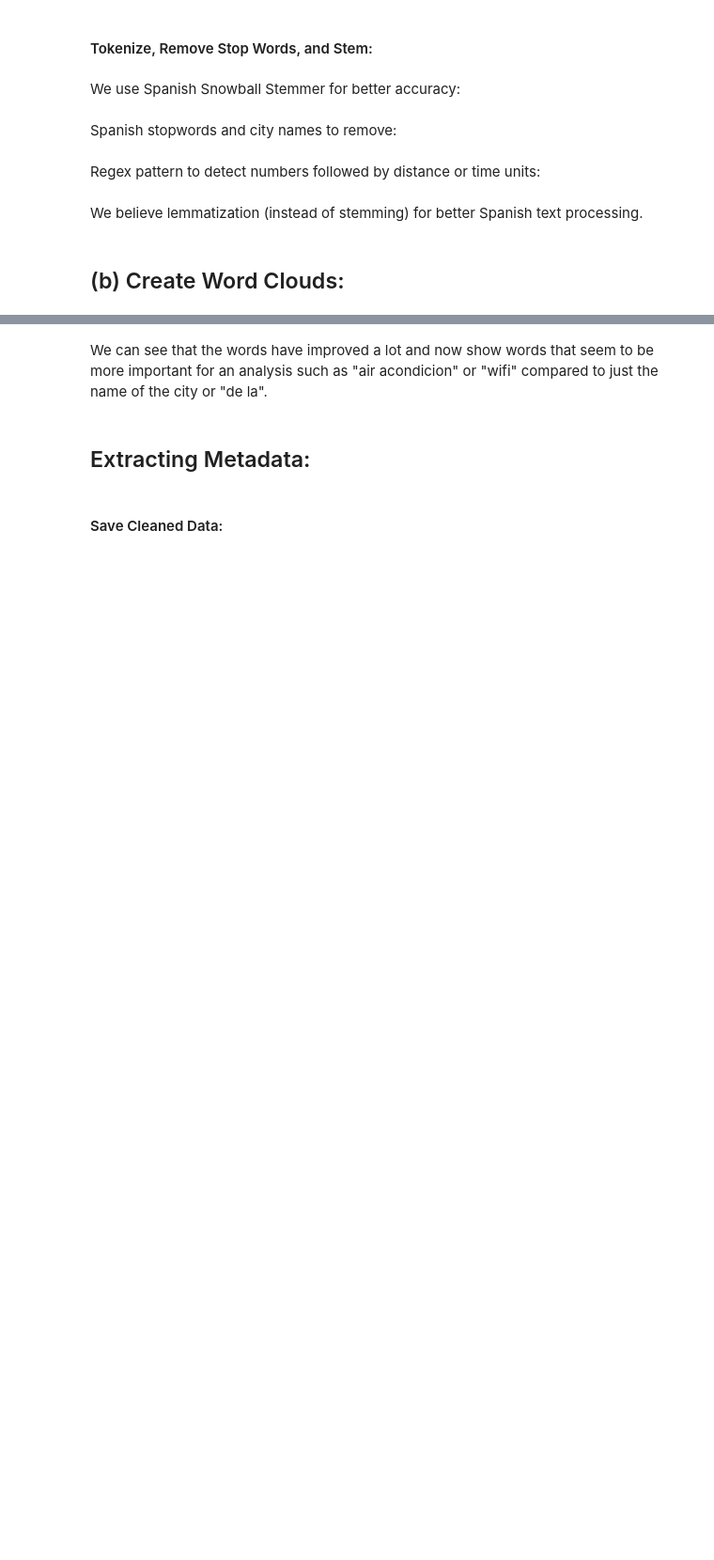
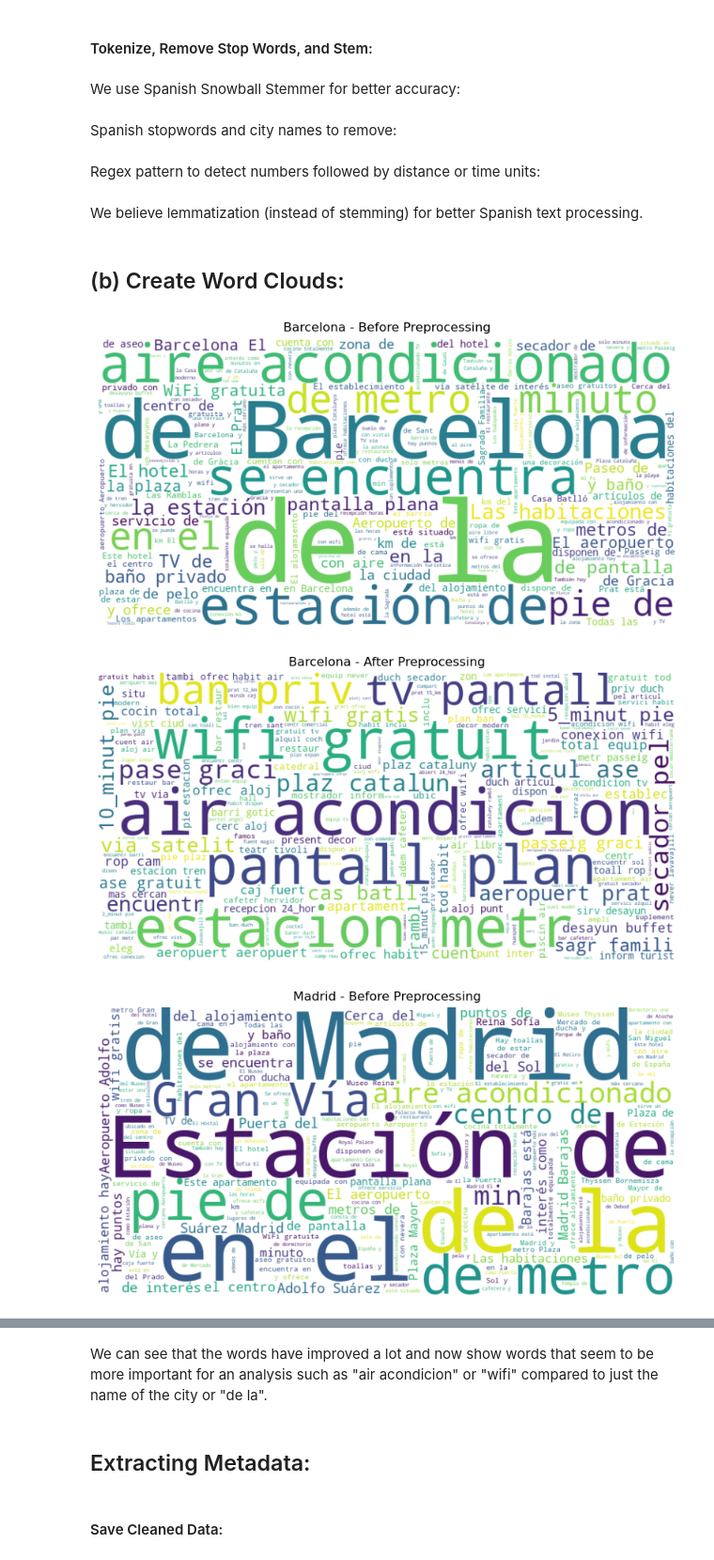
Before and after one commit to marvinernst1020/TextMininingHW1, a Jupyter notebook: text_analysis.ipynb, the cells around one changed output, grey strips where cells are left out. Shown at 94% size. Saved outputs shown, nothing was run; the diff lists cells and outputs as text; code cells hidden in the pictures; blank space fills up the shorter version.

```diff
--- a/text_analysis.ipynb
+++ b/text_analysis.ipynb
@@ -34,12 +32,12 @@ from textblob import TextBlob  # For sentiment analysis - we have seen this in o
 # %%
 files = {
     "Barcelona": {
-        "During": "./epico/hotels_barcelona_MWC.csv",
-        "Post": "./epico/hotels_barcelona_after_MWC.csv",
+        "During": "./Original_data/hotels_barcelona_MWC.csv",
+        "Post": "./Original_data/hotels_barcelona_after_MWC.csv",
     },
     "Madrid": {
-        "During": "./epico/hotels_madrid_MWC.csv",
-        "Post": "./epico/hotels_madrid_after_MWC.csv",
+        "During": "./Original_data/hotels_madrid_MWC.csv",
+        "Post": "./Original_data/hotels_madrid_after_MWC.csv",
     },
 }
 # %% [markdown]
@@ -92,0 +90,7 @@ Filter Out Rows with Empty Names, or missing values for any of the columns:
+# %%
+for city, periods in dataframes.items():
+    print(f"--- {city} ---")
+    for period, df in periods.items():
+        print(f"{period}:")
+        print(df.isnull().sum())  # Count missing values per column
+        print("\n")
@@ -92,0 +119,15 @@ Filter Out Rows with Empty Names, or missing values for any of the columns:
+# %%
+for city, periods in dataframes.items():
+    for period, df in periods.items():
+        # Check for duplicates in the 'Name' column
+        duplicate_count = df['Name'].duplicated().sum()  # Count duplicates
+        total_names = df['Name'].shape[0]  # Total number of rows
+        print(f"{city} - {period}:")
+        print(f"Total Names: {total_names}, Duplicates: {duplicate_count}")
+
+        if duplicate_count > 0:
+            # Display duplicate rows
+            duplicates = df[df['Name'].duplicated(keep=False)]
+            print("Duplicate Names:")
+            print(duplicates[['Name']])
+        print("\n")
@@ -330,6 +386,9 @@ final_data = []
 
 for city, periods in dataframes.items():
     merged_df = periods['During'].merge(periods['Post'], on='Name', suffixes=('_During', '_Post'))
+
+    # Remove rows where descriptions do not match
+    merged_df = merged_df[merged_df['Description_During'] == merged_df['Description_Post']]
 
     merged_df['Barcelona'] = 1 if city == "Barcelona" else 0
 
@@ -415,21 +480,27 @@ final_df['Cleaned_Description'] = final_df['Description'].astype(str).apply(prep
 # %% [markdown]
 ## (b) Create Word Clouds:
 # %%
-def generate_wordcloud(text, title, filename):
+def generate_wordcloud(text, title, filename, show=True):
     wordcloud = WordCloud(width=800, height=400, background_color='white').generate(' '.join(text))
     plt.figure(figsize=(10, 5))
     plt.imshow(wordcloud, interpolation='bilinear')
     plt.title(title)
     plt.axis('off')
     plt.savefig(filename, format='png', dpi=300, bbox_inches='tight')  # Save the word cloud
-    plt.close()
+    if show:
+        plt.show()  # Display in output
+    plt.close()  # Close to avoid duplicate plots
 
 # Generate and save word clouds for each city before and after preprocessing
 for city_label, city_name in [(1, "Barcelona"), (0, "Madrid")]:
     city_df = final_df[final_df['Barcelona'] == city_label]
 
     # Raw descriptions
     generate_wordcloud(city_df['Description'].dropna(), f"{city_name} - Before Preprocessing", f"{city_name.lower()}_before.png")
 
     # Cleaned descriptions
     generate_wordcloud(city_df['Cleaned_Description'].dropna(), f"{city_name} - After Preprocessing", f"{city_name.lower()}_after.png")
+# %% [output]
+[figure, added]
+[figure, added]
+[figure, added]
```
Also changed, not shown: parts of 23 cells of this notebook, 5 other files.
